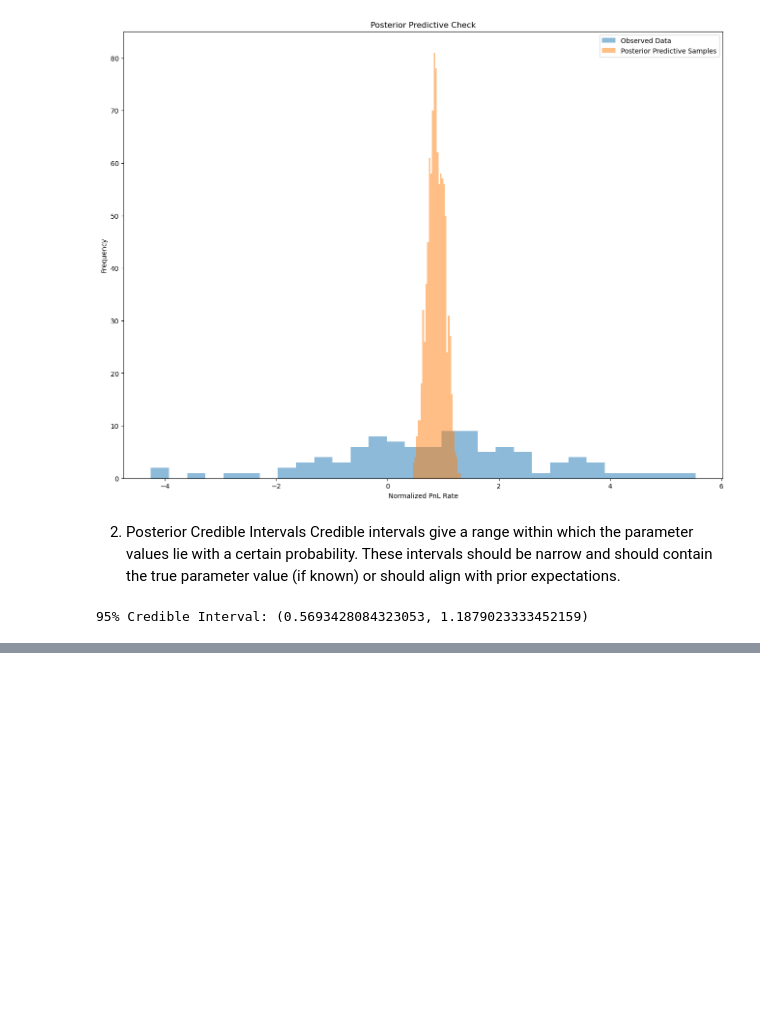
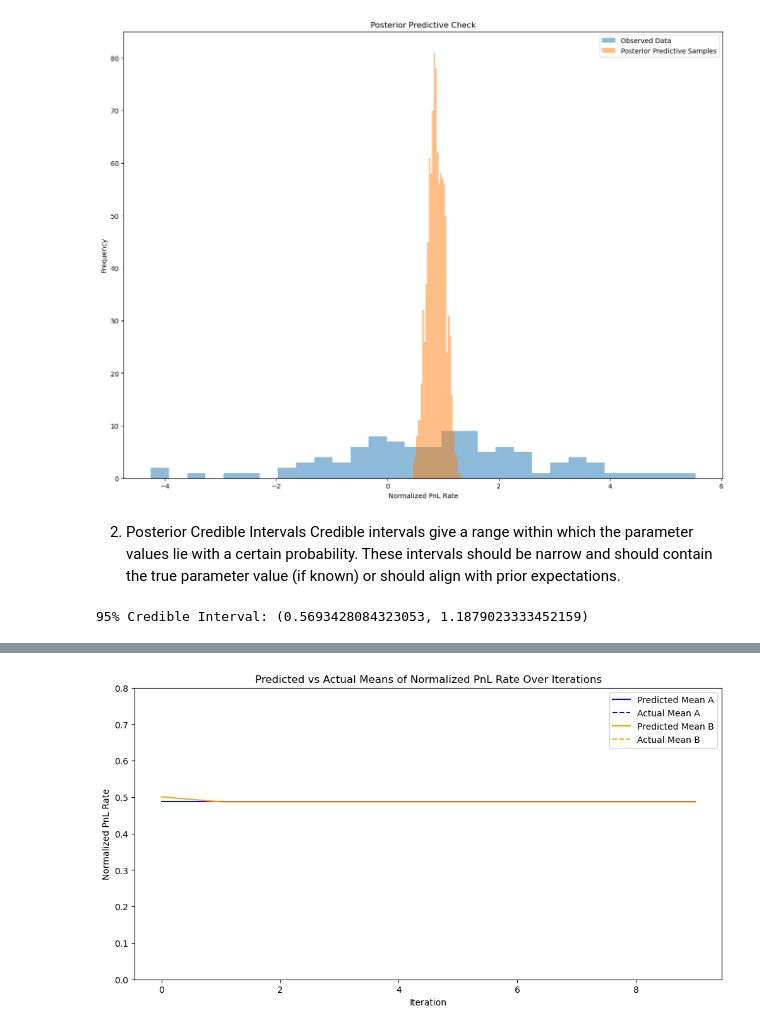
Before and after one commit to dyang1999/notebooks, a Jupyter notebook: time_series_analysis.ipynb, the cells around one changed output, grey strips where cells are left out. Saved outputs shown, nothing was run; the diff lists cells and outputs as text; code cells hidden in the pictures; blank space fills up the shorter version.

```diff
--- a/time_series_analysis.ipynb
+++ b/time_series_analysis.ipynb
@@ -1089,0 +1169,92 @@ print(f"95% Credible Interval: {credible_interval}")
+# %%
+import numpy as np
+import pandas as pd
+import matplotlib.pyplot as plt
+from scipy.stats import beta
+import seaborn as sns
+
+# Generate example data (assuming df is your DataFrame with 'Time', 'State', 'NormalizedPnlRate' columns)
+np.random.seed(42)
+n_rows = 2000
+date_range = pd.date_range(start='2023-01-01', periods=n_rows, freq='T')
+states = np.random.choice(['A', 'B', 'C'], size=n_rows)
+normalized_pnl_rate = np.random.uniform(-100, 100, size=n_rows)
+
+data = {
+    'Time': date_range,
+    'State': states,
+    'NormalizedPnlRate': normalized_pnl_rate
+}
+
+df = pd.DataFrame(data)
+df.set_index('Time', inplace=True)
+
+# Parameters for Bayesian updating
+initial_alpha = 8
+initial_beta = 42
+num_iterations = 10  # Number of iterations for updating posteriors
+
+# Store the posterior distributions for A and B
+post_a_params = []
+post_b_params = []
+
+# Run Bayesian updating over multiple iterations
+for iteration in range(num_iterations):
+    # Get the data for the current iteration (e.g., subset of the DataFrame)
+    current_data = df[df.index.month == (iteration % 12) + 1]  # Example: using month as iteration
+
+    A = current_data[current_data['State'] == 'A']['NormalizedPnlRate']
+    B = current_data[current_data['State'] == 'B']['NormalizedPnlRate']
+
+    a_succ = sum(A > 0.15)  # Example condition for success
+    b_succ = sum(B > 0.2)
+
+    a_fail = len(A) - a_succ
+    b_fail = len(B) - b_succ
+
+    # Update posterior distributions
+    a_post = beta(a_succ + initial_alpha, a_fail + initial_beta)
+    b_post = beta(b_succ + initial_alpha, b_fail + initial_beta)
+
+    post_a_params.append((a_succ + initial_alpha, a_fail + initial_beta))
+    post_b_params.append((b_succ + initial_alpha, b_fail + initial_beta))
+
+    # Update priors for the next iteration
+    initial_alpha, initial_beta = a_succ + initial_alpha, a_fail + initial_beta
+
+# Evaluate performance by comparing the predicted means to actual outcomes
+predicted_means_a = [beta(a, b).mean() for a, b in post_a_params]
+predicted_means_b = [beta(a, b).mean() for a, b in post_b_params]
+
+# Collect actual outcomes
+actual_means_a = []
+actual_means_b = []
+
+for iteration in range(num_iterations):
+    current_data = df[df.index.month == (iteration % 12) + 1]
+
+    actual_means_a.append(current_data[current_data['State'] == 'A']['NormalizedPnlRate'].mean())
+    actual_means_b.append(current_data[current_data['State'] == 'B']['NormalizedPnlRate'].mean())
+
+# Plot predicted vs actual means
+plt.figure(figsize=(12, 6))
+plt.plot(range(num_iterations), predicted_means_a, label='Predicted Mean A', color='blue')
+plt.plot(range(num_iterations), actual_means_a, label='Actual Mean A', color='blue', linestyle='dashed')
+plt.plot(range(num_iterations), predicted_means_b, label='Predicted Mean B', color='orange')
+plt.plot(range(num_iterations), actual_means_b, label='Actual Mean B', color='orange', linestyle='dashed')
+
+plt.xlabel('Iteration')
+plt.ylabel('Normalized PnL Rate')
+plt.ylim(0, 0.8)  # Set the y-axis range
+plt.title('Predicted vs Actual Means of Normalized PnL Rate Over Iterations')
+plt.legend()
+plt.show()
+
+# Calculate and print the mean squared error (MSE) for evaluation
+mse_a = np.mean((np.array(predicted_means_a) - np.array(actual_means_a)) ** 2)
+mse_b = np.mean((np.array(predicted_means_b) - np.array(actual_means_b)) ** 2)
+
+print(f'Mean Squared Error for State A: {mse_a}')
+print(f'Mean Squared Error for State B: {mse_b}')
+# %% [output]
+[figure, added]
```
Also changed, not shown: parts of 3 cells of this notebook.
